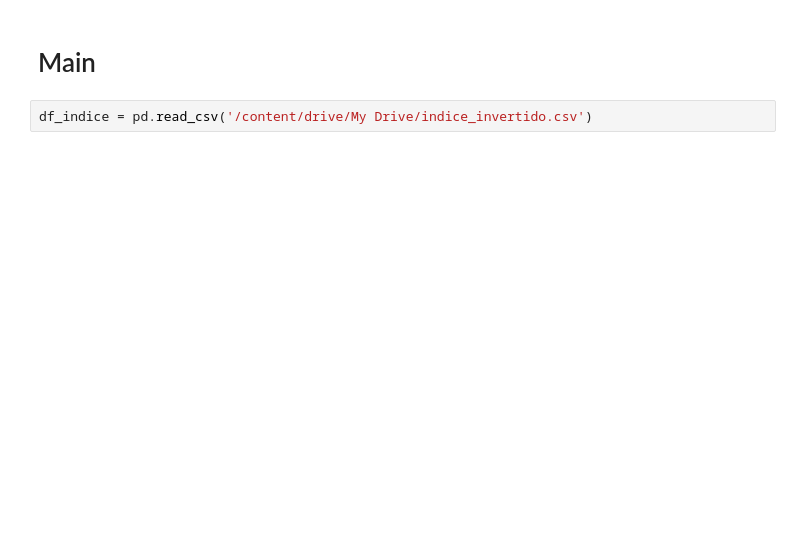
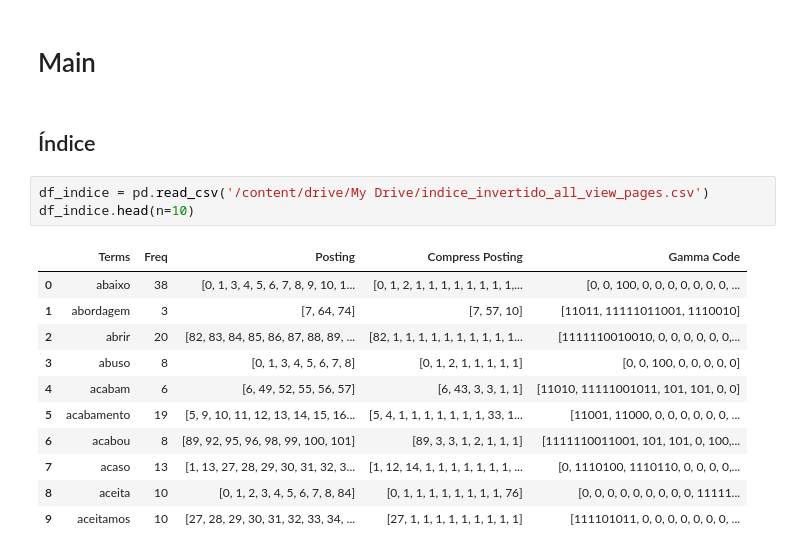
Before and after one commit to cmlins/recuperacaoDeInformacao, a Jupyter notebook: proc_consulta.ipynb, the cells around one changed output. Saved outputs shown, nothing was run; the diff lists cells and outputs as text; blank space fills up the shorter version.

```diff
--- a/proc_consulta.ipynb
+++ b/proc_consulta.ipynb
@@ -157,5 +241,20 @@ def calc_rank(df_freq, hq):
 # %% [markdown]
 # Main
+# %% [markdown]
+## Índice
 # %%
-df_indice = pd.read_csv('/content/drive/My Drive/indice_invertido.csv')
+df_indice = pd.read_csv('/content/drive/My Drive/indice_invertido_all_view_pages.csv')
+df_indice.head(n=10)
+# %% [output]
+|  | Terms | Freq | Posting | Compress Posting | Gamma Code |
+| 0 | abaixo | 38 | [0, 1, 3, 4, 5, 6, 7, 8, 9, 10, 1... | [0, 1, 2, 1, 1, 1, 1, 1, 1, 1, 1,... | [0, 0, 100, 0, 0, 0, 0, 0, 0, 0, ... |
+| 1 | abordagem | 3 | [7, 64, 74] | [7, 57, 10] | [11011, 11111011001, 1110010] |
+| 2 | abrir | 20 | [82, 83, 84, 85, 86, 87, 88, 89, ... | [82, 1, 1, 1, 1, 1, 1, 1, 1, 1, 1... | [1111110010010, 0, 0, 0, 0, 0, 0,... |
+| 3 | abuso | 8 | [0, 1, 3, 4, 5, 6, 7, 8] | [0, 1, 2, 1, 1, 1, 1, 1] | [0, 0, 100, 0, 0, 0, 0, 0] |
+| 4 | acabam | 6 | [6, 49, 52, 55, 56, 57] | [6, 43, 3, 3, 1, 1] | [11010, 11111001011, 101, 101, 0, 0] |
+| 5 | acabamento | 19 | [5, 9, 10, 11, 12, 13, 14, 15, 16... | [5, 4, 1, 1, 1, 1, 1, 1, 1, 33, 1... | [11001, 11000, 0, 0, 0, 0, 0, 0, ... |
+| 6 | acabou | 8 | [89, 92, 95, 96, 98, 99, 100, 101] | [89, 3, 3, 1, 2, 1, 1, 1] | [1111110011001, 101, 101, 0, 100,... |
+| 7 | acaso | 13 | [1, 13, 27, 28, 29, 30, 31, 32, 3... | [1, 12, 14, 1, 1, 1, 1, 1, 1, 1, ... | [0, 1110100, 1110110, 0, 0, 0, 0,... |
+| 8 | aceita | 10 | [0, 1, 2, 3, 4, 5, 6, 7, 8, 84] | [0, 1, 1, 1, 1, 1, 1, 1, 1, 76] | [0, 0, 0, 0, 0, 0, 0, 0, 0, 11111... |
+| 9 | aceitamos | 10 | [27, 28, 29, 30, 31, 32, 33, 34, ... | [27, 1, 1, 1, 1, 1, 1, 1, 1, 1] | [111101011, 0, 0, 0, 0, 0, 0, 0, ... |
 # %%
```
Also changed, not shown: parts of 38 cells of this notebook.
